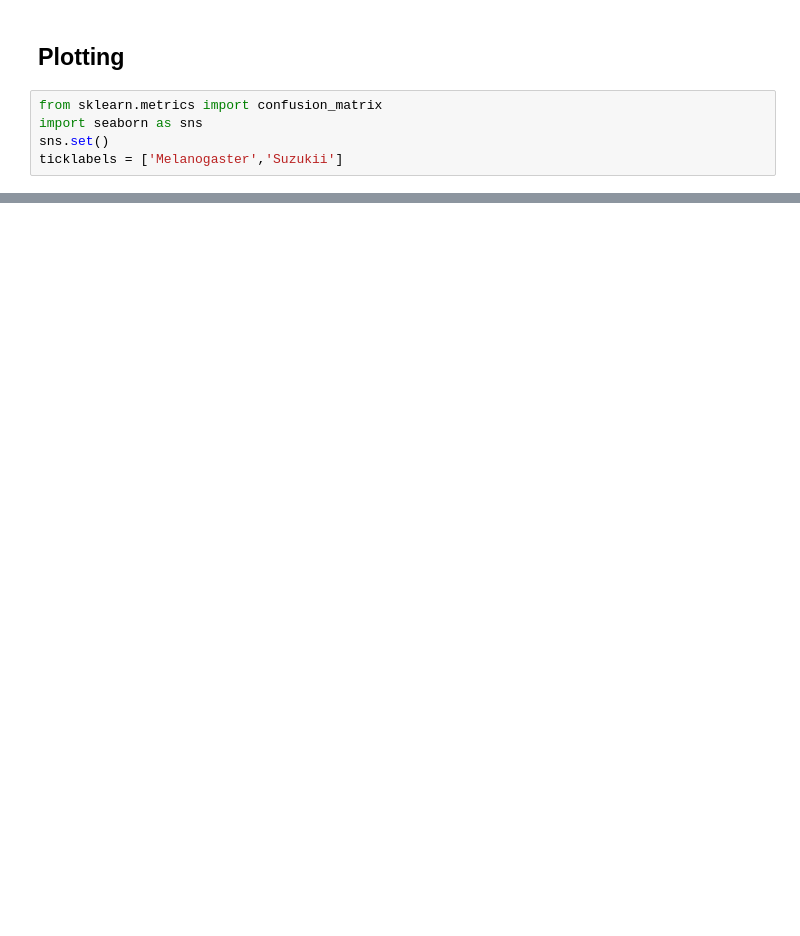
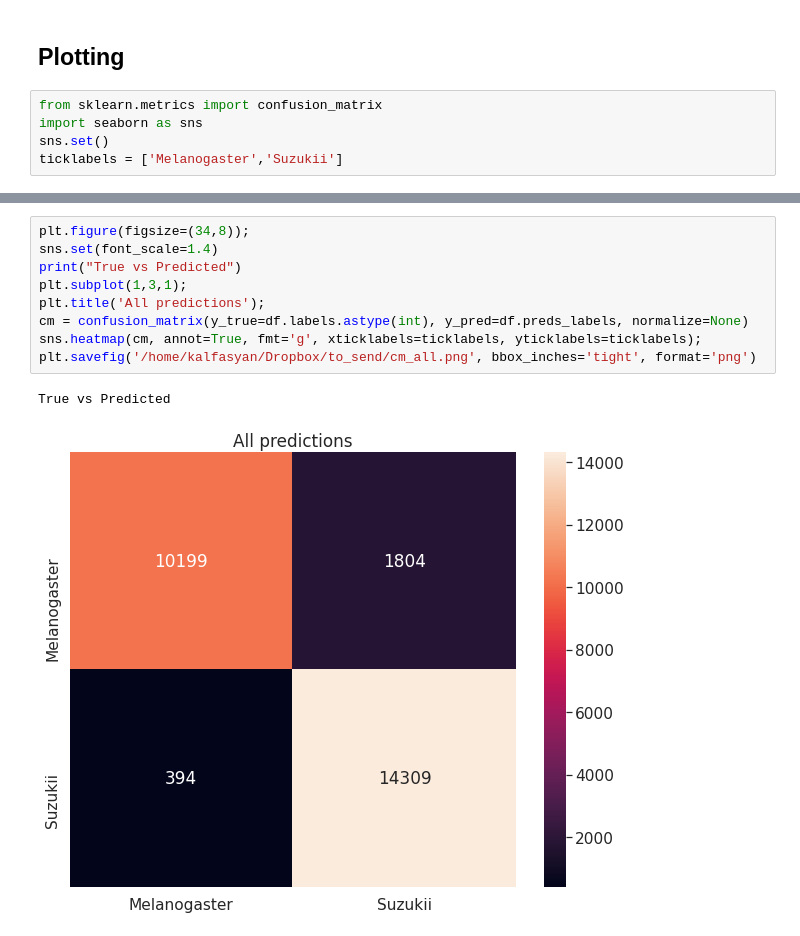
Before and after one commit to kalfasyan/wbai, a Jupyter notebook: Training_Conv1D.ipynb, the cells around one changed output, grey strips where cells are left out. Cells and saved outputs as stored; diff of their text form; blank space fills up the shorter version.

```diff
--- a/Training_Conv1D.ipynb
+++ b/Training_Conv1D.ipynb
@@ -339,0 +376,12 @@ True vs Predicted
+# %%
+plt.figure(figsize=(34,8));
+sns.set(font_scale=1.4)
+print("True vs Predicted")
+plt.subplot(1,3,1);
+plt.title('All predictions');
+cm = confusion_matrix(y_true=df.labels.astype(int), y_pred=df.preds_labels, normalize=None)
+sns.heatmap(cm, annot=True, fmt='g', xticklabels=ticklabels, yticklabels=ticklabels);
+plt.savefig('/home/kalfasyan/Dropbox/to_send/cm_all.png', bbox_inches='tight', format='png')
+# %% [output]
+True vs Predicted
+[figure, added]
```
Also changed, not shown: parts of 18 cells of this notebook, 10 other files.
